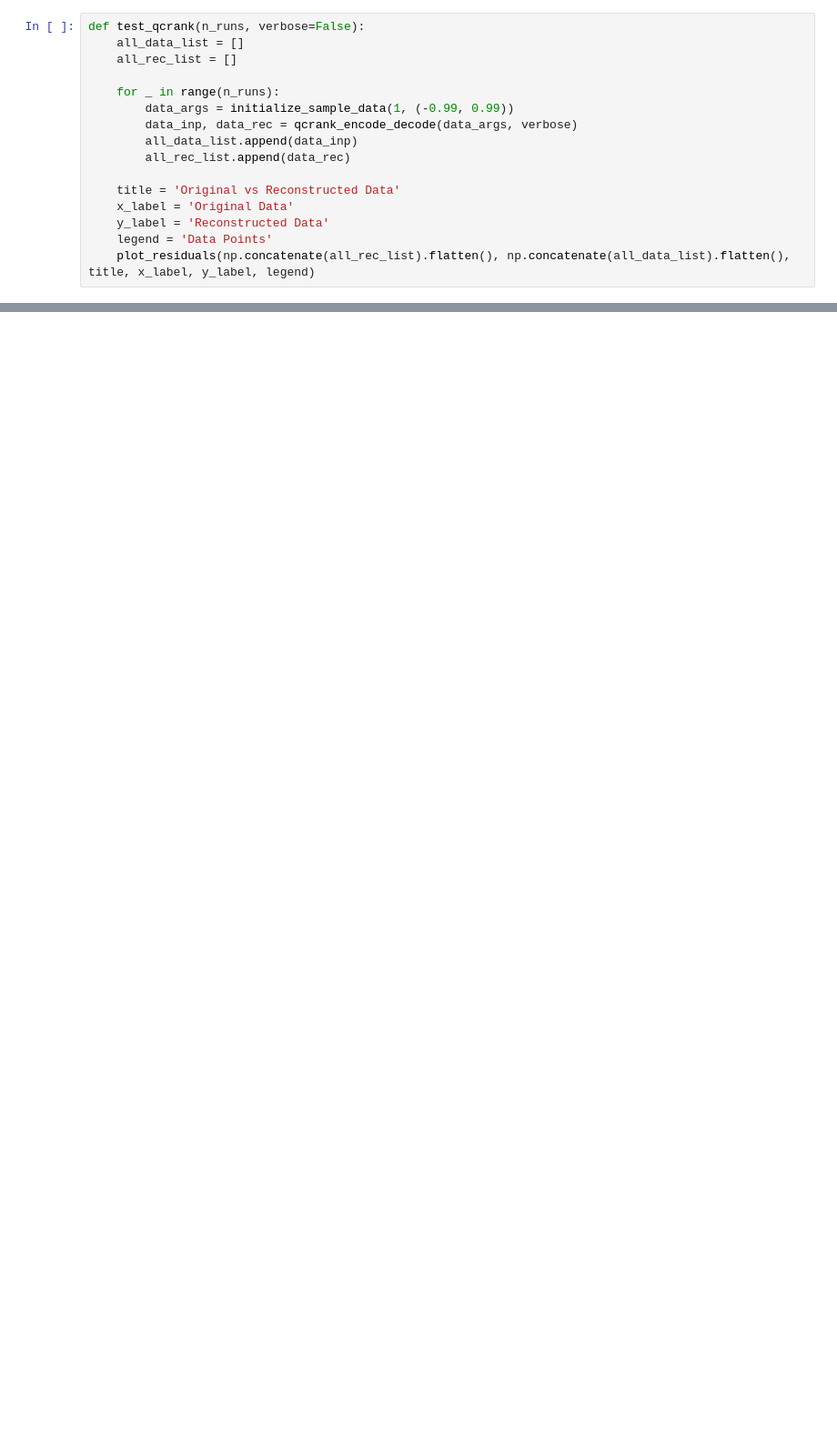
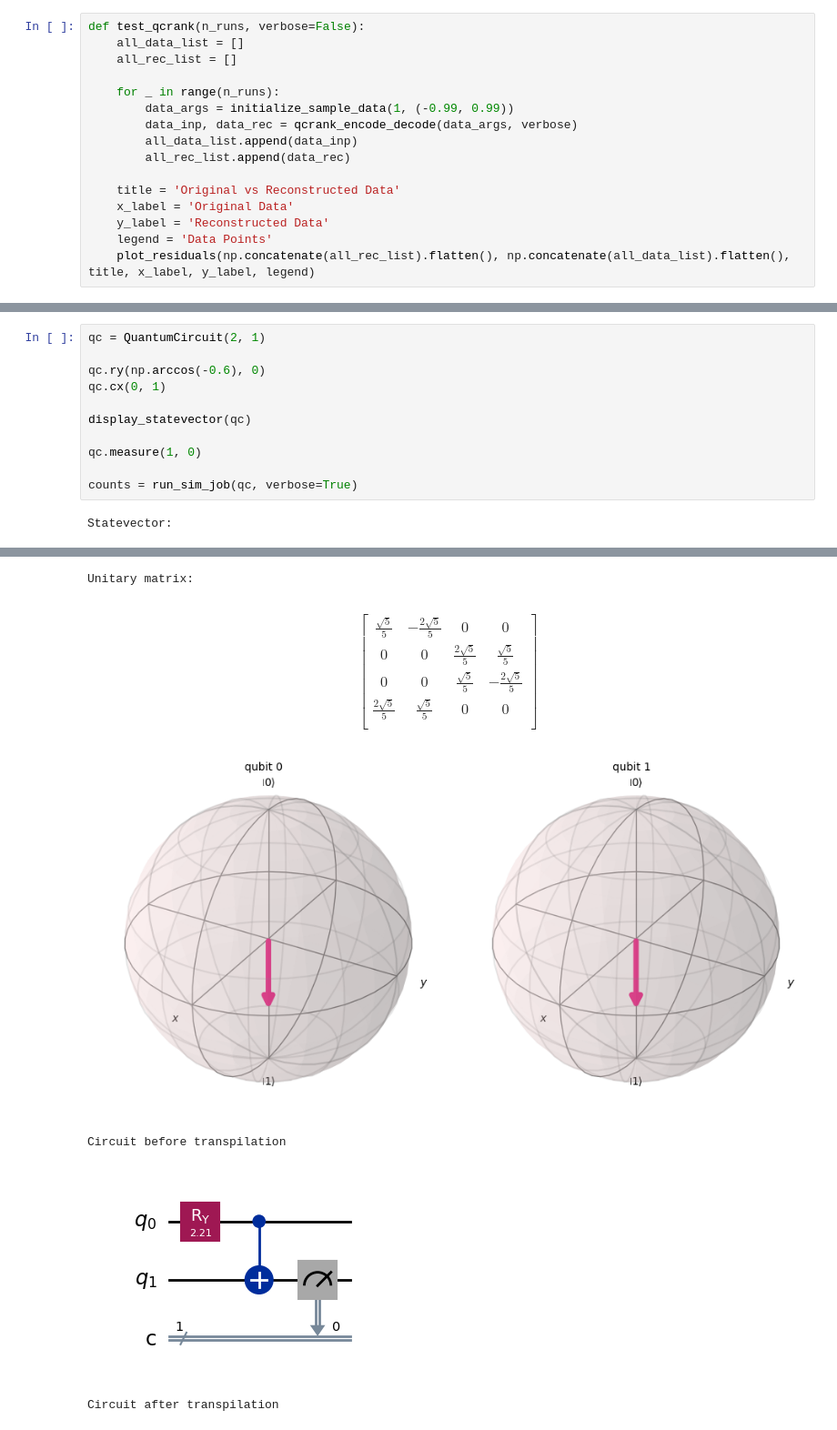
Before and after one commit to Burned357Waffles/Marching-Qubes-Thesis, a Jupyter notebook: ehands_qcrank_exploration.ipynb, the cells around one changed output, grey strips where cells are left out. Shown at 91% size. Saved outputs shown, nothing was run; the diff lists cells and outputs as text; blank space fills up the shorter version.

```diff
--- a/ehands_qcrank_exploration.ipynb
+++ b/ehands_qcrank_exploration.ipynb
@@ -472,0 +487,13 @@ Statevector([0.31622777+0.j, 0.9486833 +0.j],
+# %%
+qc = QuantumCircuit(2, 1)
+
+qc.ry(np.arccos(-0.6), 0)
+qc.cx(0, 1)
+
+display_statevector(qc)
+
+qc.measure(1, 0)
+
+counts = run_sim_job(qc, verbose=True)
+# %% [output]
+Statevector:
@@ -472,0 +510,13 @@ Statevector([0.31622777+0.j, 0.9486833 +0.j],
+Unitary matrix:
+$$
+\begin{bmatrix}
+\frac{\sqrt{5}}{5} & - \frac{2 \sqrt{5}}{5} & 0 & 0  \\
+ 0 & 0 & \frac{2 \sqrt{5}}{5} & \frac{\sqrt{5}}{5}  \\
+ 0 & 0 & \frac{\sqrt{5}}{5} & - \frac{2 \sqrt{5}}{5}  \\
+ \frac{2 \sqrt{5}}{5} & \frac{\sqrt{5}}{5} & 0 & 0  \\
+ \end{bmatrix}
+$$
+[figure, added]
+Circuit before transpilation
+[figure, added]
+Circuit after transpilation
```
Also changed, not shown: parts of 5 cells of this notebook, 1 other file.
